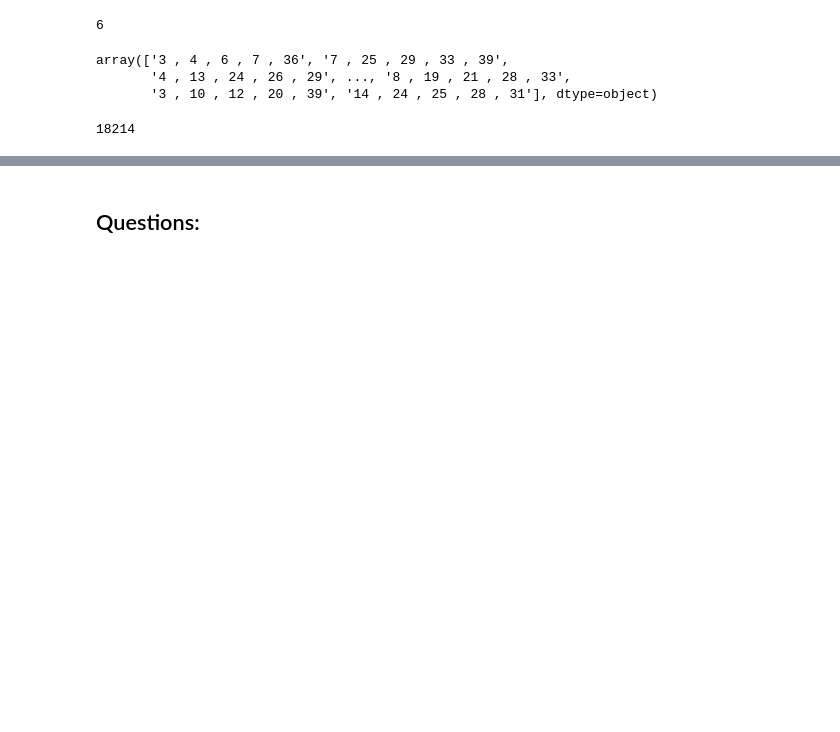
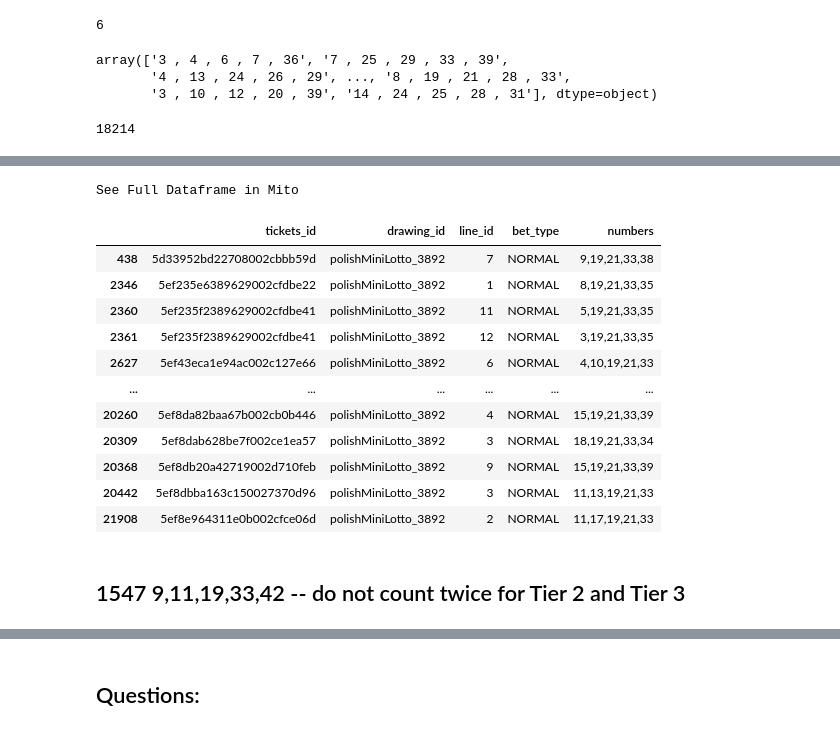
Before and after one commit to KonuTech/lotto1, a Jupyter notebook: assignment_01.ipynb, the cells around one changed output, grey strips where cells are left out. Drawn from its saved outputs; the diff is of its cells as text; code cells hidden in the pictures; blank space fills up the shorter version.

```diff
--- a/assignment_01.ipynb
+++ b/assignment_01.ipynb
@@ -23,10 +27,12 @@ Pandas backend loaded 1.2.4
 Numpy backend loaded 1.20.1
 Pyspark backend NOT loaded
 Python backend loaded
+# %%
+pd.reset_option("display.max_rows")
 # %%
 pd.set_option('display.float_format', lambda x: '%.0f' % x)
 # %%
-pd.set_option('display.max_rows', 20) # or 1000
+# pd.set_option('display.max_rows', None)
 # %%
 CURRENT_WORKING_DIRECTORY = os.getcwd()
 INPUTS = CURRENT_WORKING_DIRECTORY + "\\inputs"
@@ -319,0 +354,2 @@ tickets_lines["numbers"].nunique()
+# %%
+pd.options.display.max_rows = 20
@@ -319,0 +376,2 @@ tickets_lines["numbers"].nunique()
+# %%
+tickets_lines["numbers"] = tickets_lines["numbers"].str.replace(' ', '')
@@ -320,3 +749,21 @@ tickets_lines["numbers"].nunique()
+# %%
+tickets_lines[tickets_lines["numbers"].str.contains('19,21,33', na=False)]
+# %% [output]
+See Full Dataframe in Mito
+|  | tickets_id | drawing_id | line_id | bet_type | numbers |
+| 438 | 5d33952bd22708002cbbb59d | polishMiniLotto_3892 | 7 | NORMAL | 9,19,21,33,38 |
+| 2346 | 5ef235e6389629002cfdbe22 | polishMiniLotto_3892 | 1 | NORMAL | 8,19,21,33,35 |
+| 2360 | 5ef235f2389629002cfdbe41 | polishMiniLotto_3892 | 11 | NORMAL | 5,19,21,33,35 |
+| 2361 | 5ef235f2389629002cfdbe41 | polishMiniLotto_3892 | 12 | NORMAL | 3,19,21,33,35 |
+| 2627 | 5ef43eca1e94ac002c127e66 | polishMiniLotto_3892 | 6 | NORMAL | 4,10,19,21,33 |
+| ... | ... | ... | ... | ... | ... |
+| 20260 | 5ef8da82baa67b002cb0b446 | polishMiniLotto_3892 | 4 | NORMAL | 15,19,21,33,39 |
+| 20309 | 5ef8dab628be7f002ce1ea57 | polishMiniLotto_3892 | 3 | NORMAL | 18,19,21,33,34 |
+| 20368 | 5ef8db20a42719002d710feb | polishMiniLotto_3892 | 9 | NORMAL | 15,19,21,33,39 |
+| 20442 | 5ef8dbba163c150027370d96 | polishMiniLotto_3892 | 3 | NORMAL | 11,13,19,21,33 |
+| 21908 | 5ef8e964311e0b002cfce06d | polishMiniLotto_3892 | 2 | NORMAL | 11,17,19,21,33 |
+# %% [markdown]
+## 1547   9,11,19,33,42 -- do not count twice for Tier 2 and Tier 3
 # %%
 tickets_lines_profile = ProfileReport(tickets_lines, explorative=True)
 # %%
```
Also changed, not shown: parts of 84 cells of this notebook, 2 other files.
